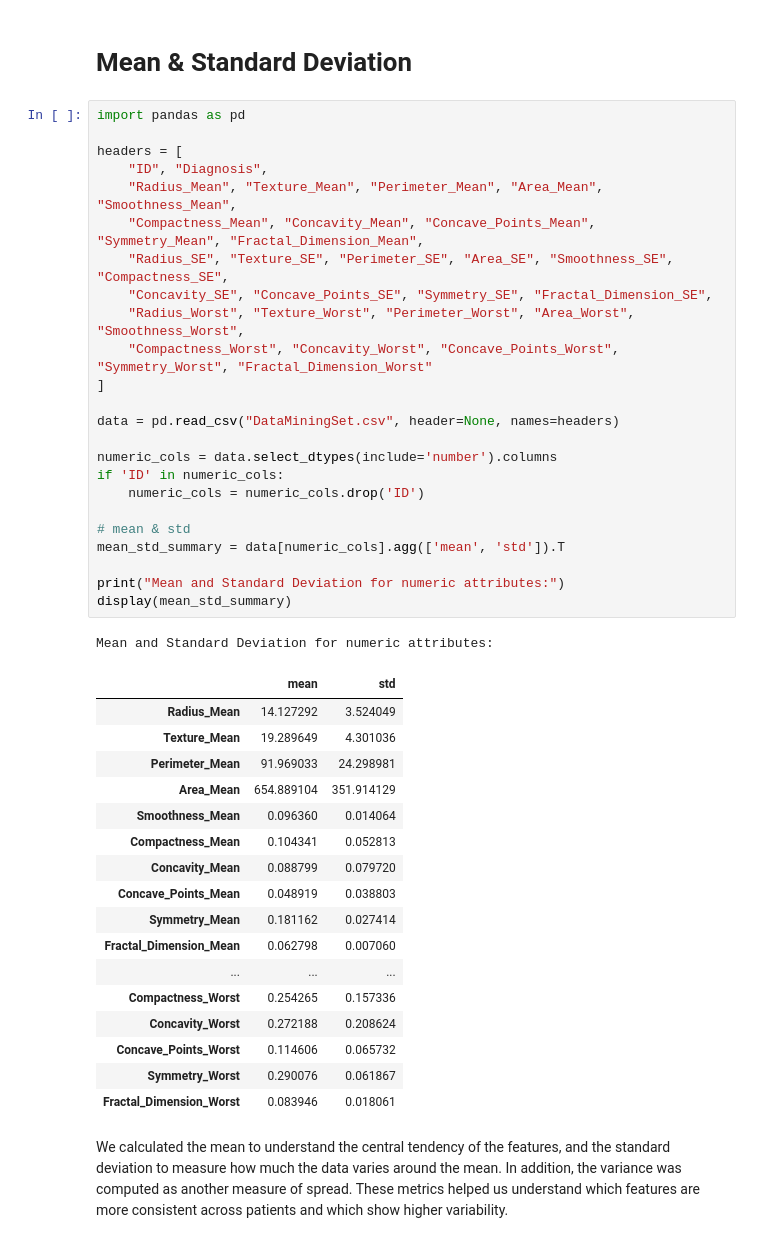
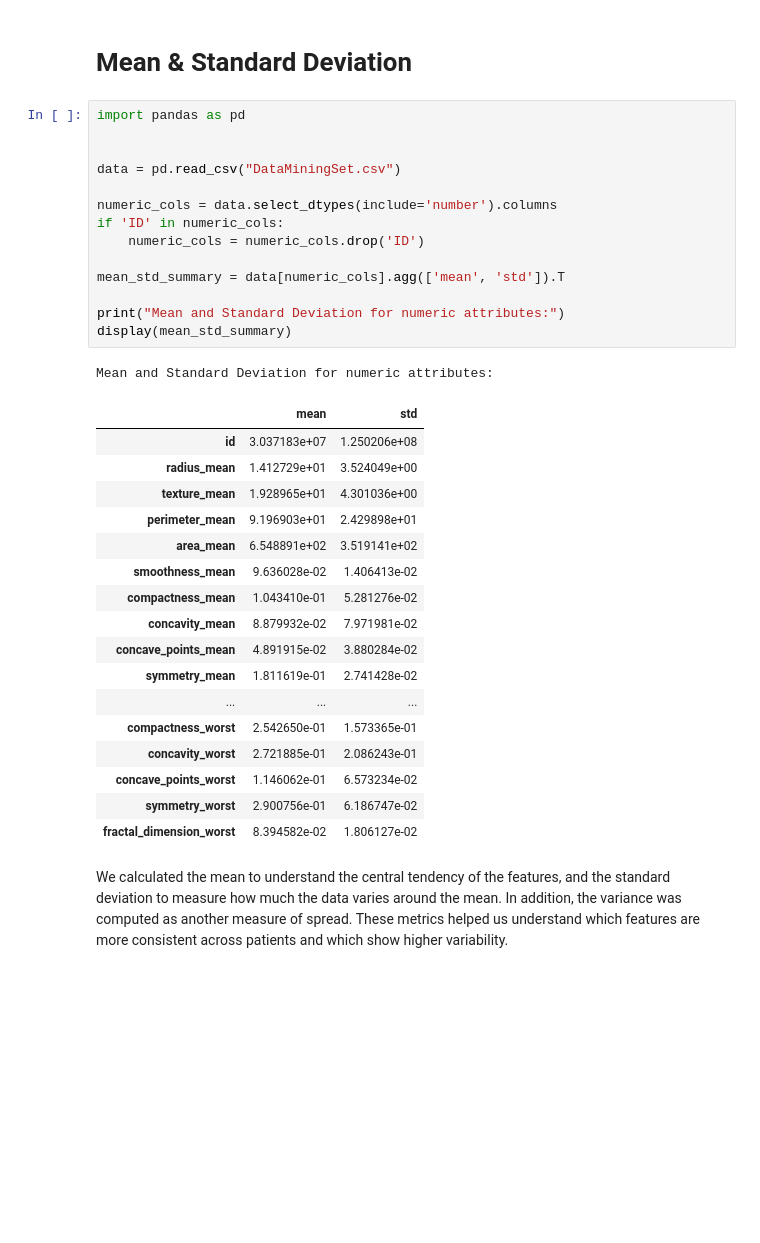
Before and after one commit to halaaab/IT_326-Project-Group-1, a Jupyter notebook: Phase2.ipynb, the cells around one changed output. Saved outputs shown, nothing was run; the diff lists cells and outputs as text; blank space fills up the shorter version.

```diff
--- a/Phase2.ipynb
+++ b/Phase2.ipynb
@@ -266,46 +249,36 @@ max                0.291000        0.663800                 0.207500
 # %%
 import pandas as pd
 
-headers = [
-    "ID", "Diagnosis",
-    "Radius_Mean", "Texture_Mean", "Perimeter_Mean", "Area_Mean", "Smoothness_Mean",
-    "Compactness_Mean", "Concavity_Mean", "Concave_Points_Mean", "Symmetry_Mean", "Fractal_Dimension_Mean",
-    "Radius_SE", "Texture_SE", "Perimeter_SE", "Area_SE", "Smoothness_SE", "Compactness_SE",
-    "Concavity_SE", "Concave_Points_SE", "Symmetry_SE", "Fractal_Dimension_SE",
-    "Radius_Worst", "Texture_Worst", "Perimeter_Worst", "Area_Worst", "Smoothness_Worst",
-    "Compactness_Worst", "Concavity_Worst", "Concave_Points_Worst", "Symmetry_Worst", "Fractal_Dimension_Worst"
-]
 
-data = pd.read_csv("DataMiningSet.csv", header=None, names=headers)
+data = pd.read_csv("DataMiningSet.csv")
 
 numeric_cols = data.select_dtypes(include='number').columns
 if 'ID' in numeric_cols:
     numeric_cols = numeric_cols.drop('ID')
 
-# mean & std
 mean_std_summary = data[numeric_cols].agg(['mean', 'std']).T
 
 print("Mean and Standard Deviation for numeric attributes:")
 display(mean_std_summary)
 # %% [output]
 Mean and Standard Deviation for numeric attributes:
 |  | mean | std |
-| Radius_Mean | 14.127292 | 3.524049 |
-| Texture_Mean | 19.289649 | 4.301036 |
-| Perimeter_Mean | 91.969033 | 24.298981 |
-| Area_Mean | 654.889104 | 351.914129 |
-| Smoothness_Mean | 0.096360 | 0.014064 |
-| Compactness_Mean | 0.104341 | 0.052813 |
-| Concavity_Mean | 0.088799 | 0.079720 |
-| Concave_Points_Mean | 0.048919 | 0.038803 |
-| Symmetry_Mean | 0.181162 | 0.027414 |
-| Fractal_Dimension_Mean | 0.062798 | 0.007060 |
+| id | 3.037183e+07 | 1.250206e+08 |
+| radius_mean | 1.412729e+01 | 3.524049e+00 |
+| texture_mean | 1.928965e+01 | 4.301036e+00 |
+| perimeter_mean | 9.196903e+01 | 2.429898e+01 |
+| area_mean | 6.548891e+02 | 3.519141e+02 |
+| smoothness_mean | 9.636028e-02 | 1.406413e-02 |
+| compactness_mean | 1.043410e-01 | 5.281276e-02 |
+| concavity_mean | 8.879932e-02 | 7.971981e-02 |
+| concave_points_mean | 4.891915e-02 | 3.880284e-02 |
+| symmetry_mean | 1.811619e-01 | 2.741428e-02 |
 | ... | ... | ... |
-| Compactness_Worst | 0.254265 | 0.157336 |
-| Concavity_Worst | 0.272188 | 0.208624 |
-| Concave_Points_Worst | 0.114606 | 0.065732 |
-| Symmetry_Worst | 0.290076 | 0.061867 |
-| Fractal_Dimension_Worst | 0.083946 | 0.018061 |
+| compactness_worst | 2.542650e-01 | 1.573365e-01 |
+| concavity_worst | 2.721885e-01 | 2.086243e-01 |
+| concave_points_worst | 1.146062e-01 | 6.573234e-02 |
+| symmetry_worst | 2.900756e-01 | 6.186747e-02 |
+| fractal_dimension_worst | 8.394582e-02 | 1.806127e-02 |
 # %% [markdown]
 We calculated the mean to understand the central tendency of the features, and the standard deviation to measure how much the data varies around the mean. In addition, the variance was computed as another measure of spread. These metrics helped us understand which features are more consistent across patients and which show higher variability.
 # %% [markdown]
```
Also changed, not shown: parts of 22 cells of this notebook.
